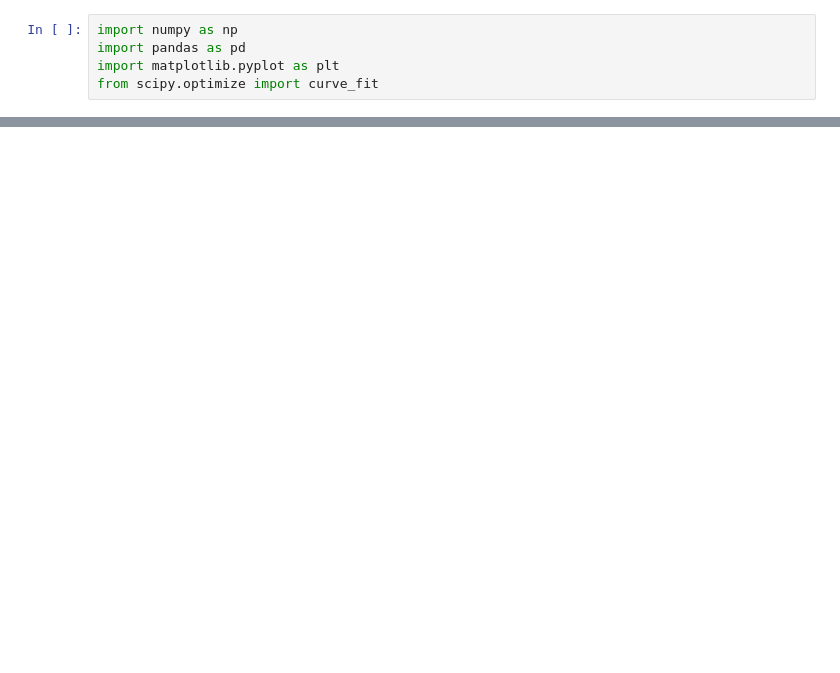
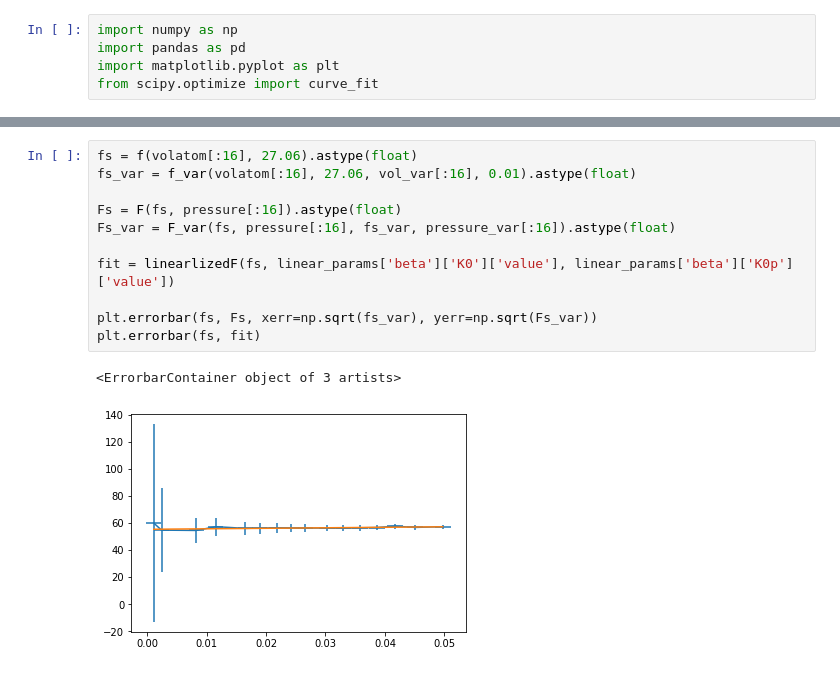
Before and after one commit to David-Zagaceta/Intermediate-Lab, a Jupyter notebook: crystallography_lab.ipynb, the cells around one changed output, grey strips where cells are left out. Drawn from its saved outputs; the diff is of its cells as text; blank space fills up the shorter version.

```diff
--- a/crystallography_lab.ipynb
+++ b/crystallography_lab.ipynb
@@ -97,0 +199,14 @@ array([[  0.17369671,  -4.2860838 ],
+# %%
+fs = f(volatom[:16], 27.06).astype(float)
+fs_var = f_var(volatom[:16], 27.06, vol_var[:16], 0.01).astype(float)
+
+Fs = F(fs, pressure[:16]).astype(float)
+Fs_var = F_var(fs, pressure[:16], fs_var, pressure_var[:16]).astype(float)
+
+fit = linearlizedF(fs, linear_params['beta']['K0']['value'], linear_params['beta']['K0p']['value'])
+
+plt.errorbar(fs, Fs, xerr=np.sqrt(fs_var), yerr=np.sqrt(Fs_var))
+plt.errorbar(fs, fit)
+# %% [output]
+<ErrorbarContainer object of 3 artists>
+[figure, added]
```
Also changed, not shown: parts of 25 cells of this notebook.
